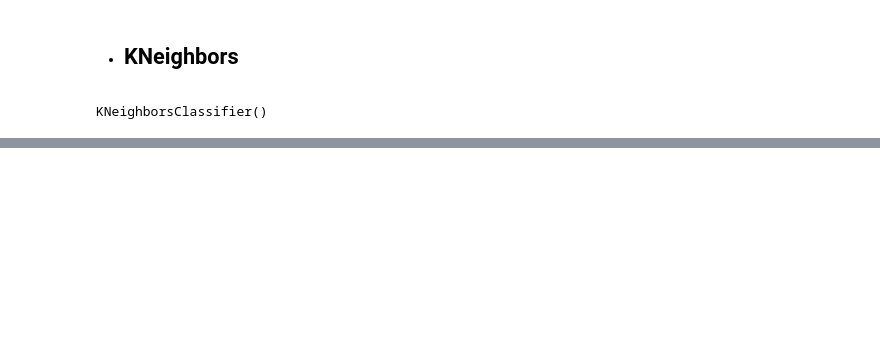
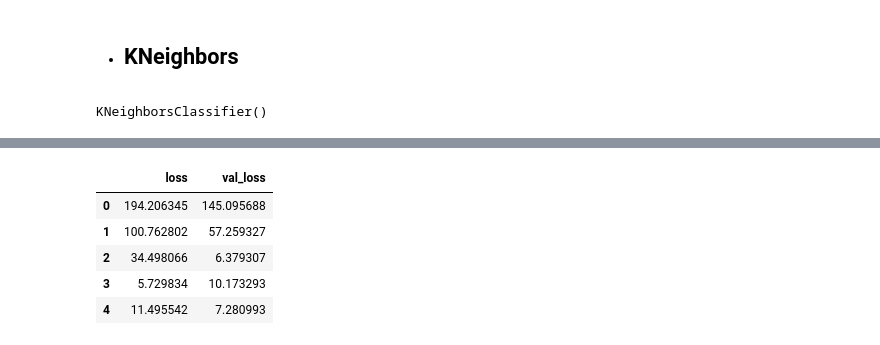
Before and after one commit to georgek2/ENd-To-EnD, a Jupyter notebook: 12_German_CD/creditability.ipynb, the cells around one changed output, grey strips where cells are left out. Drawn from its saved outputs; the diff is of its cells as text; code cells hidden in the pictures; blank space fills up the shorter version.

```diff
--- a/12_German_CD/creditability.ipynb
+++ b/12_German_CD/creditability.ipynb
@@ -462,0 +467,10 @@ Epoch 1000/1000
+# %%
+dl_hist = pd.DataFrame(model_dl.history)
+dl_hist.head()
+# %% [output]
+|  | loss | val_loss |
+| 0 | 194.206345 | 145.095688 |
+| 1 | 100.762802 | 57.259327 |
+| 2 | 34.498066 | 6.379307 |
+| 3 | 5.729834 | 10.173293 |
+| 4 | 11.495542 | 7.280993 |
```
Also changed, not shown: parts of 22 cells of this notebook, 1 other file.
